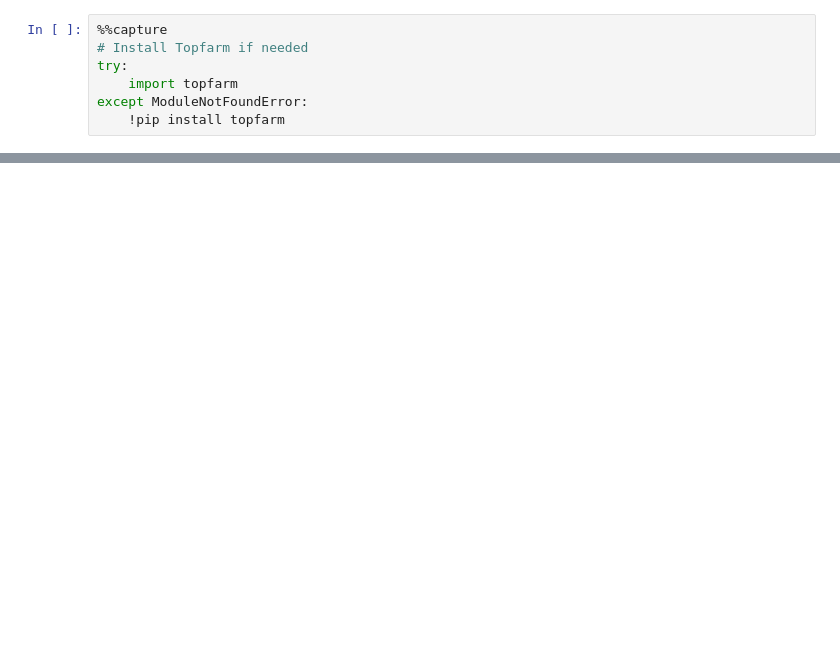
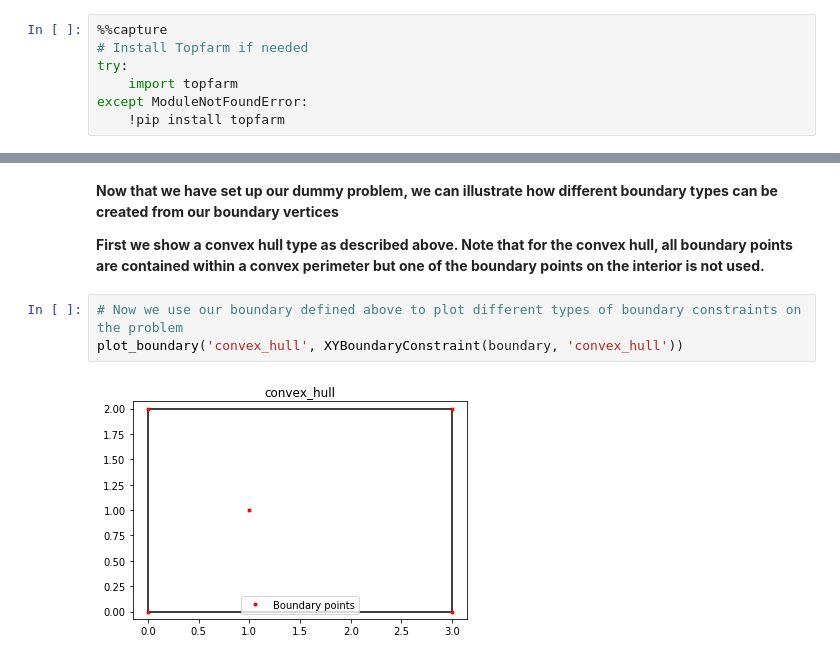
Before and after one commit to DTUWindEnergy/TopFarm2, a Jupyter notebook: docs/notebooks/constraints.ipynb, the cells around one changed output, grey strips where cells are left out. Drawn from its saved outputs; the diff is of its cells as text; blank space fills up the shorter version.

```diff
--- a/docs/notebooks/constraints.ipynb
+++ b/docs/notebooks/constraints.ipynb
@@ -59,0 +79,9 @@ plot_boundary('Circle',CircleBoundaryConstraint((1.5,1),1))
+# %% [markdown]
+**Now that we have set up our dummy problem, we can illustrate how different boundary types can be created from our boundary vertices**
+
+**First we show a convex hull type as described above. Note that for the convex hull, all boundary points are contained within a convex perimeter but one of the boundary points on the interior is not used.**
+# %%
+# Now we use our boundary defined above to plot different types of boundary constraints on the problem
+plot_boundary('convex_hull', XYBoundaryConstraint(boundary, 'convex_hull'))
+# %% [output]
+[figure, added]
```
Also changed, not shown: parts of 28 cells of this notebook, 11 other files.
